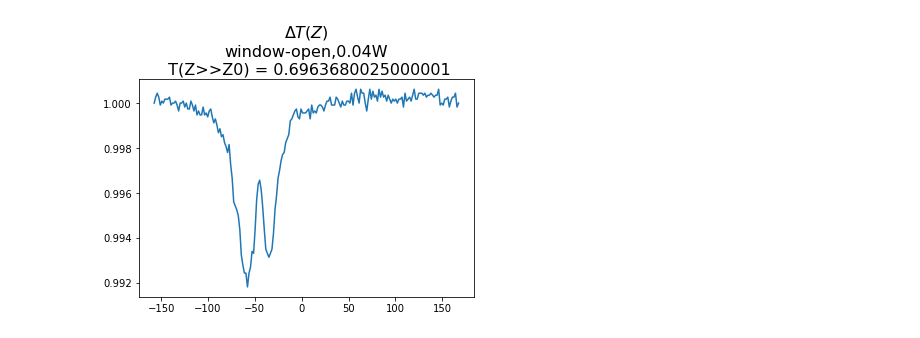
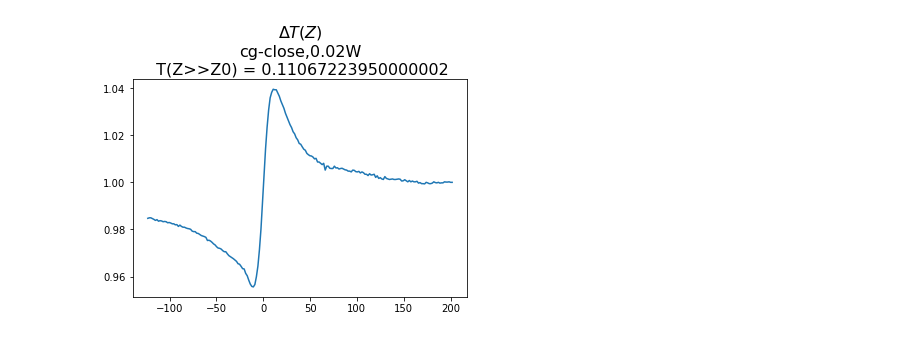
Before and after one commit to LeanderReascos/Photonics_II, a Jupyter notebook: PL1/visualization.ipynb, the cells around one changed output. Drawn from its saved outputs; the diff is of its cells as text; code cells hidden in the pictures.

```diff
--- a/PL1/visualization.ipynb
+++ b/PL1/visualization.ipynb
@@ -2,7 +2,11 @@
 import numpy as np
 import matplotlib.pyplot as plt
 from libs.utils import EXPERIMENT
-EX = EXPERIMENT('window',2,'open',40)
-EX.get_DTpv()
-EX.correct_positions()
+
+wave_lenght = 780e-9
+L = 1e-3
+
+EX = EXPERIMENT('window',3,20)
+EX.set_experiment_values(wave_lenght,L)
+EX.close.calc_n2()
 # %% [output]
@@ -18,0 +25,4 @@ EX.plot_power()
+# %%
+EX = EXPERIMENT('cg',1,40)
+EX.set_experiment_values(wave_lenght,L)
+EX.close.calc_n2()
@@ -19,4 +42,4 @@ EX.plot_power()
 # %%
-EX.plot_normalized_trasmittance()
+EX.close.plot_normalized_trasmittance()
 # %% [output]
-[figure, old version]
+[figure, new version]
```
Also changed, not shown: parts of 5 cells of this notebook, 1 other file.
